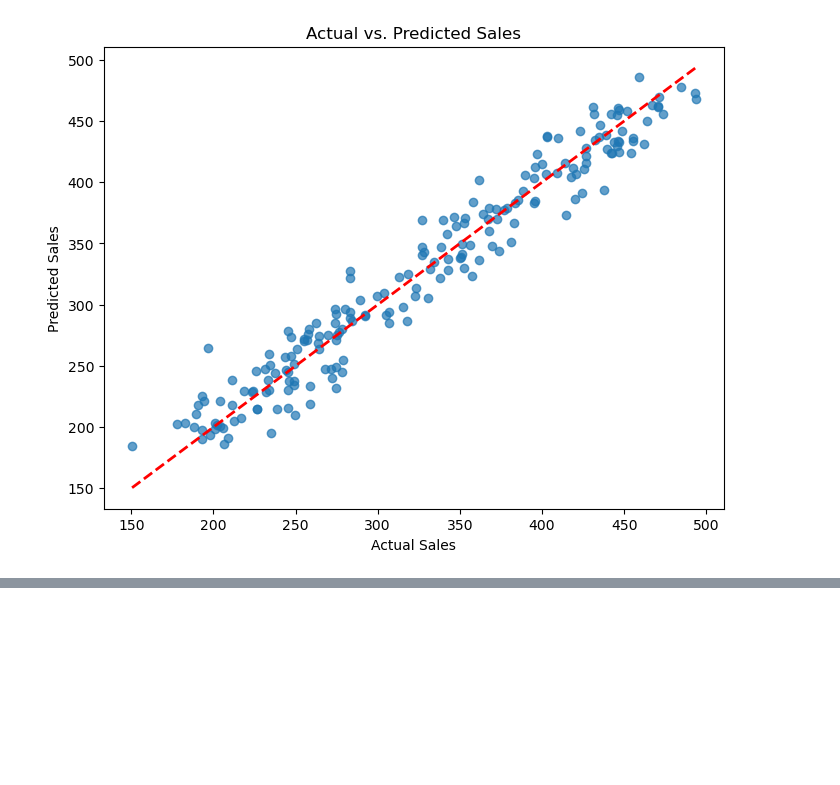
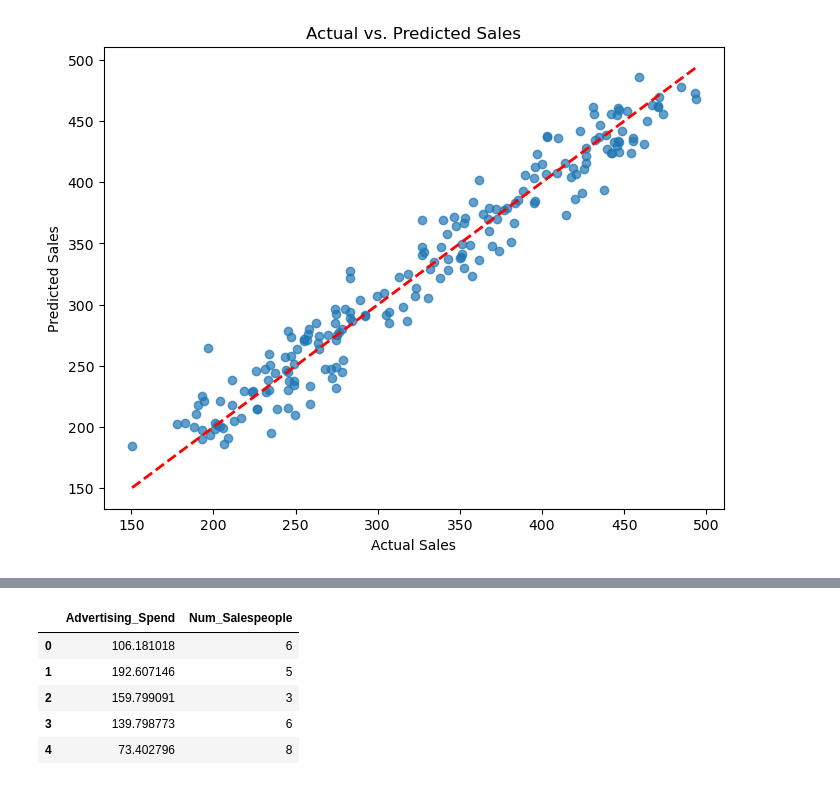
Before and after one commit to arunp77/Machine-Learning, a Jupyter notebook: Advertisment-multiple regression.ipynb, the cells around one changed output, grey strips where cells are left out. Saved outputs shown, nothing was run; the diff lists cells and outputs as text; code cells hidden in the pictures; blank space fills up the shorter version.

```diff
--- a/Advertisment-multiple regression.ipynb
+++ b/Advertisment-multiple regression.ipynb
@@ -112,0 +124,12 @@ plt.show()
+# %%
+X= df.iloc[:,:-1]
+y = df.iloc[:,-1]
+# %%
+X.head()
+# %% [output]
+|  | Advertising_Spend | Num_Salespeople |
+| 0 | 106.181018 | 6 |
+| 1 | 192.607146 | 5 |
+| 2 | 159.799091 | 3 |
+| 3 | 139.798773 | 6 |
+| 4 | 73.402796 | 8 |
```
Also changed, not shown: parts of 14 cells of this notebook.
